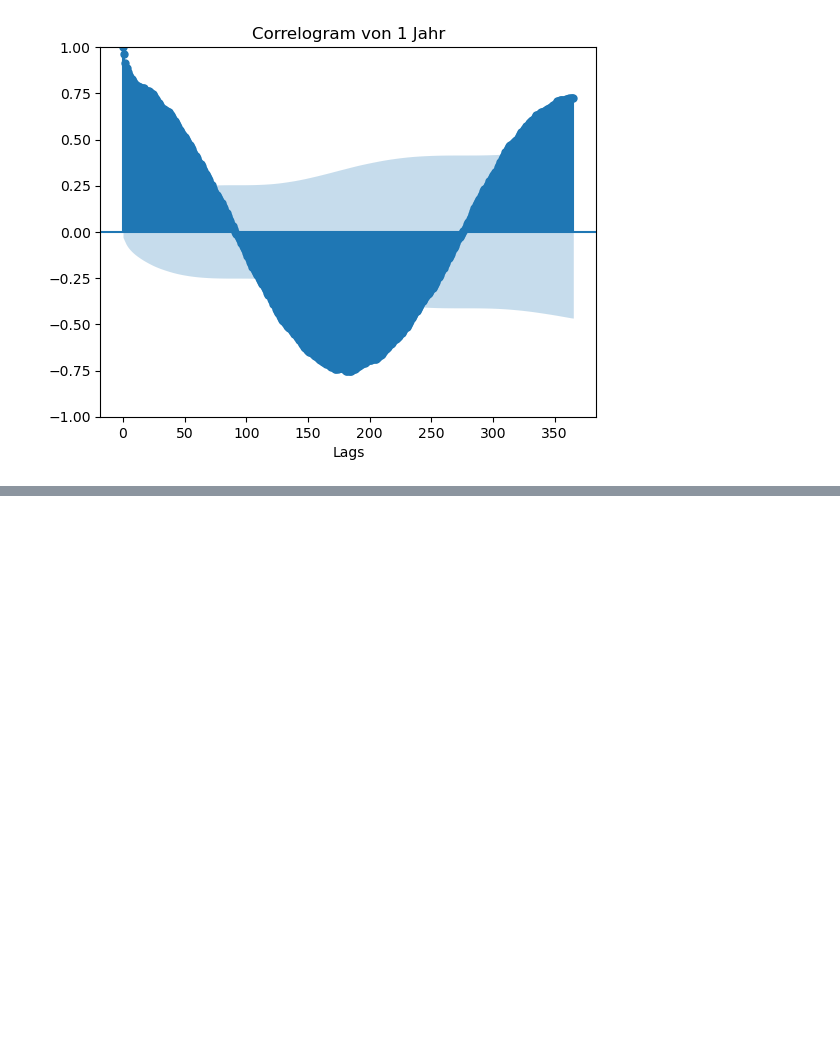
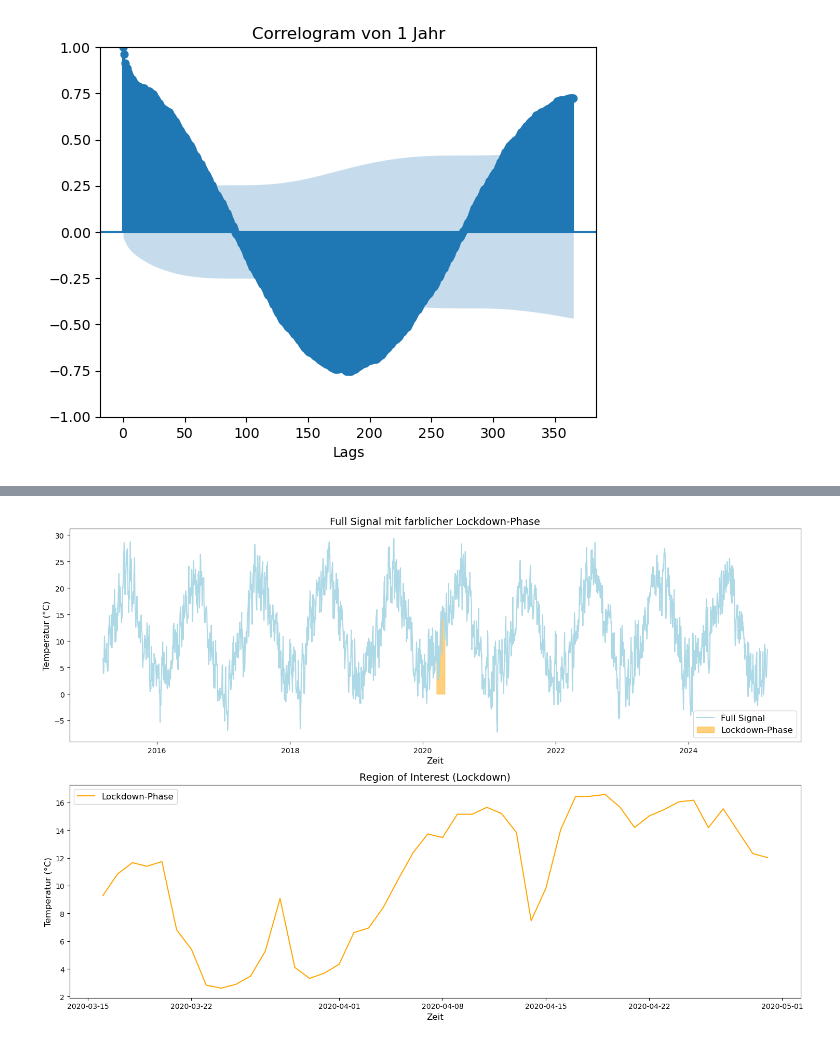
Before and after one commit to Tschoppsilas/GBSV_2025, a Jupyter notebook: MC1/MC1.ipynb, the cells around one changed output, grey strips where cells are left out. Cells and saved outputs as stored; diff of their text form; code cells hidden in the pictures; blank space fills up the shorter version.

```diff
--- a/MC1/MC1.ipynb
+++ b/MC1/MC1.ipynb
@@ -138,0 +153,39 @@ plt.show()
+# %%
+# CSV-Datei laden
+df = pd.read_csv(csv_path, parse_dates=["date"])
+df.set_index("date", inplace=True)
+df = df.dropna(subset=["temperature_2m_mean"])  # Fehlwerte entfernen
+
+# Zeitraum der Lockdown-Phase definieren
+lockdown_start = "2020-03-16"
+lockdown_end = "2020-04-30"
+
+# Sicherstellen, dass das Zeitfenster existiert
+roi = df.loc[lockdown_start:lockdown_end, "temperature_2m_mean"]
+full_signal = df["temperature_2m_mean"]
+
+# Kreuzkorrelation berechnen
+correlation = correlate(full_signal - np.mean(full_signal), roi - np.mean(roi), mode="valid")
+
+# Erstelle die Subplots
+fig, axs = plt.subplots(2, 1, figsize=(15, 10))
+
+# Originaldaten
+axs[0].plot(full_signal.index, full_signal, color="lightblue", label="Full Signal")
+axs[0].fill_between(roi.index, roi, color="orange", alpha=0.5, label="Lockdown-Phase")  # ROI einfärben
+axs[0].set_title("Full Signal mit farblicher Lockdown-Phase", fontsize=14)
+axs[0].set_xlabel("Zeit", fontsize=12)
+axs[0].set_ylabel("Temperatur (°C)", fontsize=12)
+axs[0].legend(fontsize=12)
+
+# ROI (Heatwave)
+axs[1].plot(roi.index, roi, color="orange", label="Lockdown-Phase")
+axs[1].set_title("Region of Interest (Lockdown)", fontsize=14)
+axs[1].set_xlabel("Zeit", fontsize=12)
+axs[1].set_ylabel("Temperatur (°C)", fontsize=12)
+axs[1].legend(fontsize=12)
+
+plt.tight_layout()
+plt.show()
+# %% [output]
+[figure, added]
```
Also changed, not shown: parts of 3 cells of this notebook, 2 other files.
